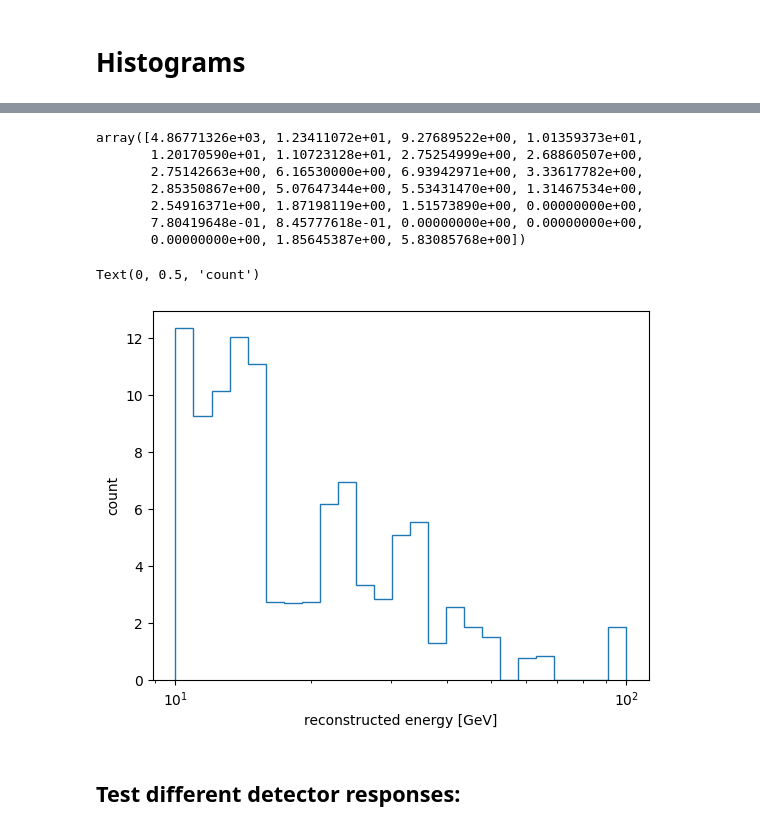
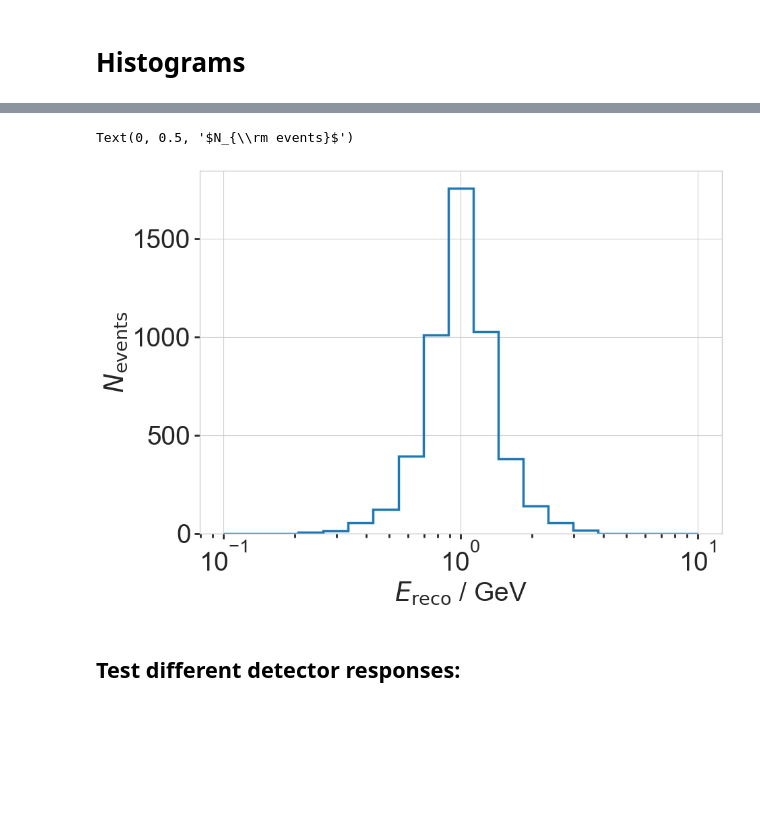
Before and after one commit to LeanderFischer/ultrasurfaces, a Jupyter notebook: toy_mc/mc_generation.ipynb, the cells around one changed output, grey strips where cells are left out. Saved outputs shown, nothing was run; the diff lists cells and outputs as text; code cells hidden in the pictures; blank space fills up the shorter version.

```diff
--- a/toy_mc/mc_generation.ipynb
+++ b/toy_mc/mc_generation.ipynb
@@ -1,4 +1,9 @@
 # %%
+import os
+
 import matplotlib.pyplot as plt
 import numpy as np
+
+style_file = os.path.expandvars('$I3_SRC/LeptonInjector/python/hnl_mpl_plotstyle.mplstyle')
+plt.style.use('../ultrasurfaces_plotstyle.mplstyle')
 # %% [markdown]
@@ -48,5 +53,6 @@ Response(mu=0.0, sigma=0.1)
 # %%
 from generator import Generator
 # %%
-gen = Generator(10000, 2.7, response)
+# gen = Generator(10000, 2.7, response)  # depr. used power law
+gen = Generator(10000, response)
 # %% [output]
@@ -118,4 +125,5 @@ Text(0, 0.5, 'expected events')
 # %% [markdown]
 # Histograms
 # %%
-bin_edges = np.logspace(1., 2., 26)
+bin_edges = np.logspace(-1., 1., 20)
+# bin_edges
@@ -132,26 +130,17 @@ array([ 10.        ,  10.96478196,  12.02264435,  13.18256739,
 # %%
 bin_idx = np.digitize(events['reco_energy'], bin_edges)
 # %%
-hist = np.bincount(bin_idx, weights=events['weights'])
+hist = np.bincount(bin_idx, weights=events['weights'], minlength=len(bin_edges)+1)
+# hist
-# %%
-hist
-# %% [output]
-array([4.86771326e+03, 1.23411072e+01, 9.27689522e+00, 1.01359373e+01,
-       1.20170590e+01, 1.10723128e+01, 2.75254999e+00, 2.68860507e+00,
-       2.75142663e+00, 6.16530000e+00, 6.93942971e+00, 3.33617782e+00,
-       2.85350867e+00, 5.07647344e+00, 5.53431470e+00, 1.31467534e+00,
-       2.54916371e+00, 1.87198119e+00, 1.51573890e+00, 0.00000000e+00,
-       7.80419648e-01, 8.45777618e-01, 0.00000000e+00, 0.00000000e+00,
-       0.00000000e+00, 1.85645387e+00, 5.83085768e+00])
 # %%
 # first and last bin are overflow bins in hist
-plt.stairs(hist[1:-1], bin_edges)
+plt.stairs(hist[1:-1], bin_edges, lw=2.5)
 plt.xscale('log')
-plt.xlabel('reconstructed energy [GeV]')
-plt.ylabel('count')
+plt.xlabel(r'$E_{\rm reco}$ / GeV')
+plt.ylabel(r'$N_{\rm events}$')
 # %% [output]
-Text(0, 0.5, 'count')
+Text(0, 0.5, '$N_{\\rm events}$')
-[figure, old version]
+[figure, new version]
 # %% [markdown]
 ## Test different detector responses:
 # %%
```
Also changed, not shown: parts of 14 cells of this notebook, 5 other files.
